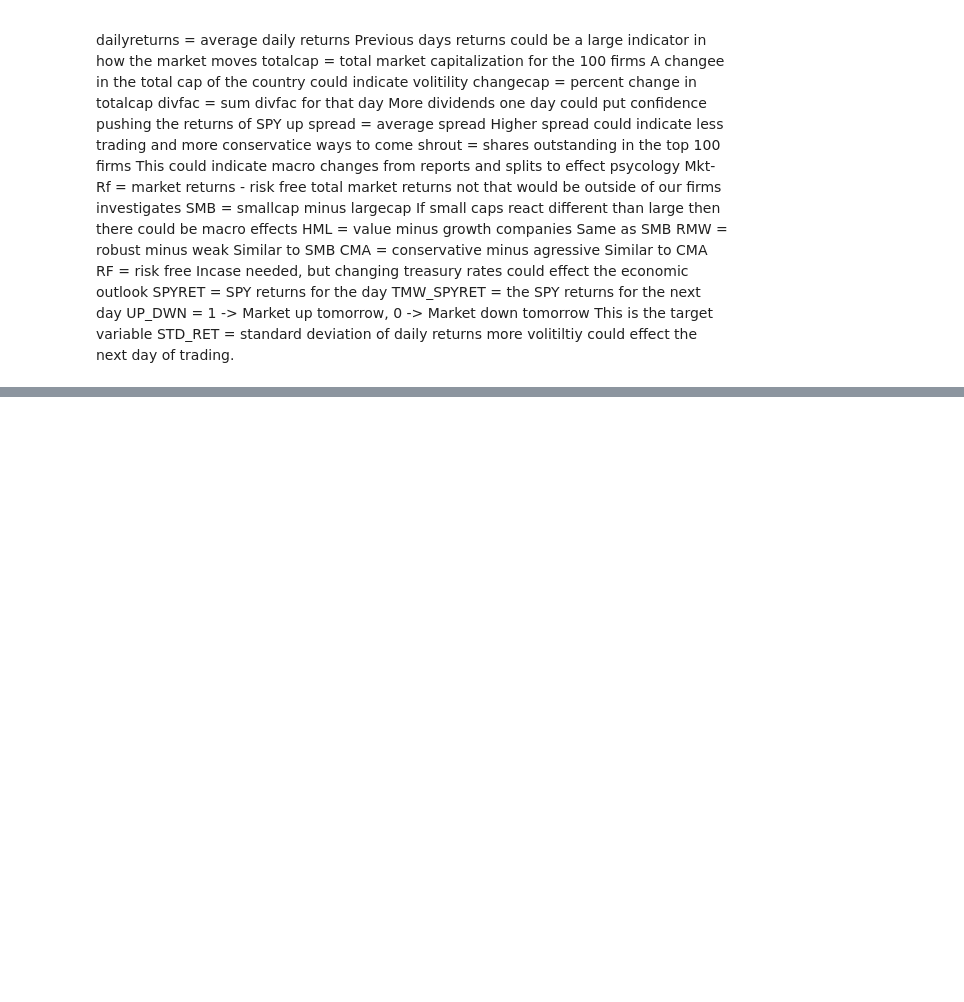
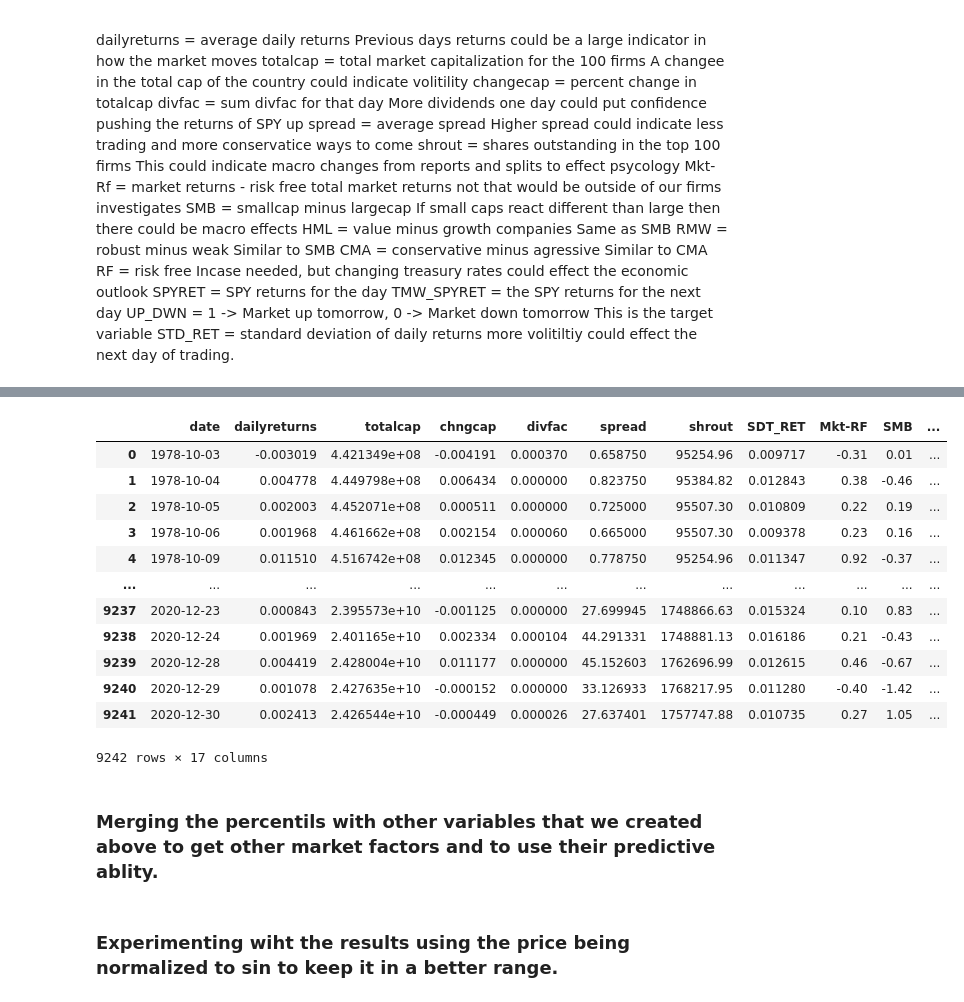
Before and after one commit to gsooter/AML-Final-Project, a Jupyter notebook: preprocessing.ipynb, the cells around one changed output, grey strips where cells are left out. Cells and saved outputs as stored; diff of their text form; code cells hidden in the pictures; blank space fills up the shorter version.

```diff
--- a/preprocessing.ipynb
+++ b/preprocessing.ipynb
@@ -136,0 +250,20 @@ n.to_csv('daily_aggragate_data.csv', index=False)
+# %%
+a = pd.read_csv('daily_aggragate_data.csv')
+# %%
+a
+# %% [output]
+|  | date | dailyreturns | totalcap | chngcap | divfac | spread | shrout | SDT_RET | Mkt-RF | SMB | ... |
+| 0 | 1978-10-03 | -0.003019 | 4.421349e+08 | -0.004191 | 0.000370 | 0.658750 | 95254.96 | 0.009717 | -0.31 | 0.01 | ... |
+| 1 | 1978-10-04 | 0.004778 | 4.449798e+08 | 0.006434 | 0.000000 | 0.823750 | 95384.82 | 0.012843 | 0.38 | -0.46 | ... |
+| 2 | 1978-10-05 | 0.002003 | 4.452071e+08 | 0.000511 | 0.000000 | 0.725000 | 95507.30 | 0.010809 | 0.22 | 0.19 | ... |
+| 3 | 1978-10-06 | 0.001968 | 4.461662e+08 | 0.002154 | 0.000060 | 0.665000 | 95507.30 | 0.009378 | 0.23 | 0.16 | ... |
+| 4 | 1978-10-09 | 0.011510 | 4.516742e+08 | 0.012345 | 0.000000 | 0.778750 | 95254.96 | 0.011347 | 0.92 | -0.37 | ... |
+| ... | ... | ... | ... | ... | ... | ... | ... | ... | ... | ... | ... |
+| 9237 | 2020-12-23 | 0.000843 | 2.395573e+10 | -0.001125 | 0.000000 | 27.699945 | 1748866.63 | 0.015324 | 0.10 | 0.83 | ... |
+| 9238 | 2020-12-24 | 0.001969 | 2.401165e+10 | 0.002334 | 0.000104 | 44.291331 | 1748881.13 | 0.016186 | 0.21 | -0.43 | ... |
+| 9239 | 2020-12-28 | 0.004419 | 2.428004e+10 | 0.011177 | 0.000000 | 45.152603 | 1762696.99 | 0.012615 | 0.46 | -0.67 | ... |
+| 9240 | 2020-12-29 | 0.001078 | 2.427635e+10 | -0.000152 | 0.000000 | 33.126933 | 1768217.95 | 0.011280 | -0.40 | -1.42 | ... |
+| 9241 | 2020-12-30 | 0.002413 | 2.426544e+10 | -0.000449 | 0.000026 | 27.637401 | 1757747.88 | 0.010735 | 0.27 | 1.05 | ... |
+9242 rows × 17 columns
+# %% [markdown]
+### Merging the percentils with other variables that we created above to get other market factors and to use their predictive ablity.
@@ -136,0 +276,2 @@ n.to_csv('daily_aggragate_data.csv', index=False)
+# %% [markdown]
+### Experimenting wiht the results using the price being normalized to sin to keep it in a better range.
```
Also changed, not shown: parts of 33 cells of this notebook.
